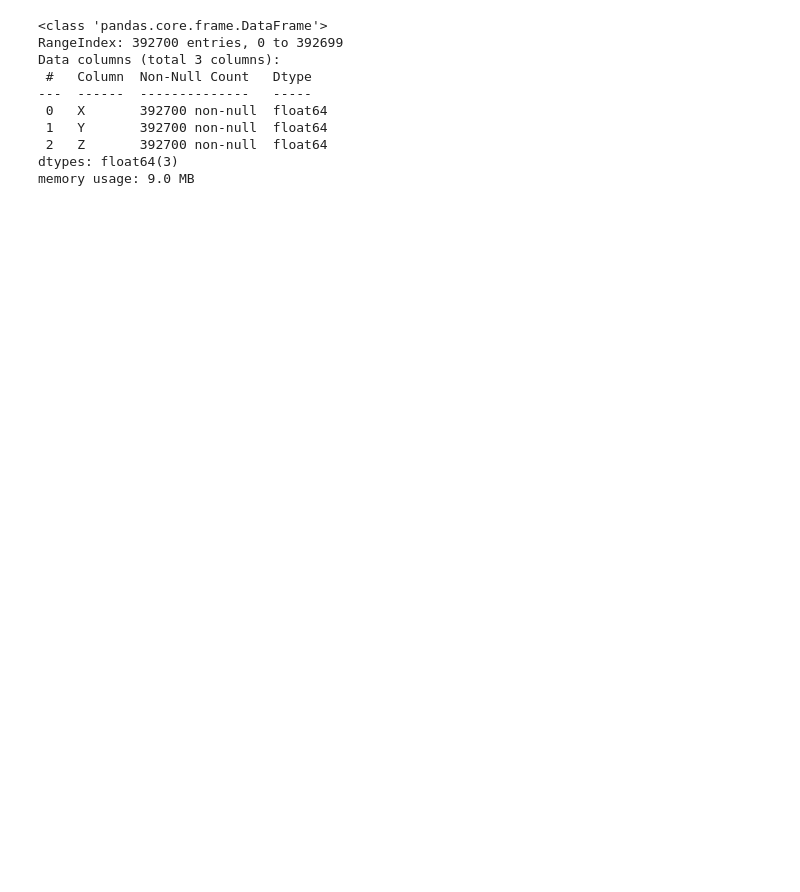
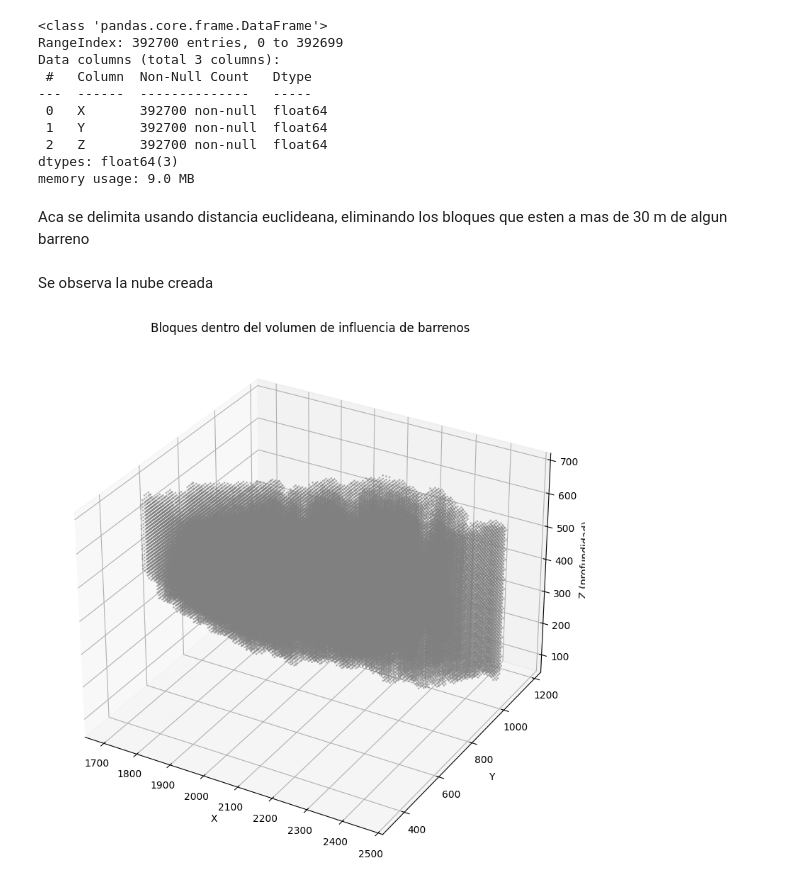
Before and after one commit to nicovid-ibarra/RNA_-ESTIMACION, a Jupyter notebook: Estimacion/EDA, ETL Y BLOQUES VACIOS.ipynb, the cells around one changed output. Saved outputs shown, nothing was run; the diff lists cells and outputs as text; code cells hidden in the pictures; blank space fills up the shorter version.

```diff
--- a/Estimacion/EDA, ETL Y BLOQUES VACIOS.ipynb
+++ b/Estimacion/EDA, ETL Y BLOQUES VACIOS.ipynb
@@ -783,6 +823,8 @@ Data columns (total 3 columns):
  2   Z       392700 non-null  float64
 dtypes: float64(3)
 memory usage: 9.0 MB
+# %% [markdown]
+Aca se delimita usando distancia euclideana, eliminando los bloques que esten a mas de 30 m de algun barreno
 # %%
 import numpy as np
 from tqdm import tqdm
@@ -813,0 +858,22 @@ filtered_blocks = block_centroids[included]
+# %% [markdown]
+Se observa la nube creada
+# %%
+
+fig = plt.figure(figsize=(10, 8))
+ax = fig.add_subplot(111, projection='3d')
+
+ax.scatter(
+    filtered_blocks['X'], filtered_blocks['Y'], filtered_blocks['Z'],
+    color='gray', s=1, alpha=0.5, label='Centroides filtrados'
+)
+
+ax.set_xlabel('X')
+ax.set_ylabel('Y')
+ax.set_zlabel('Z (profundidad)')
+ax.set_title('Bloques dentro del volumen de influencia de barrenos')
+
+
+plt.tight_layout()
+plt.show()
+# %% [output]
+[figure, added]
```
Also changed, not shown: parts of 38 cells of this notebook.
